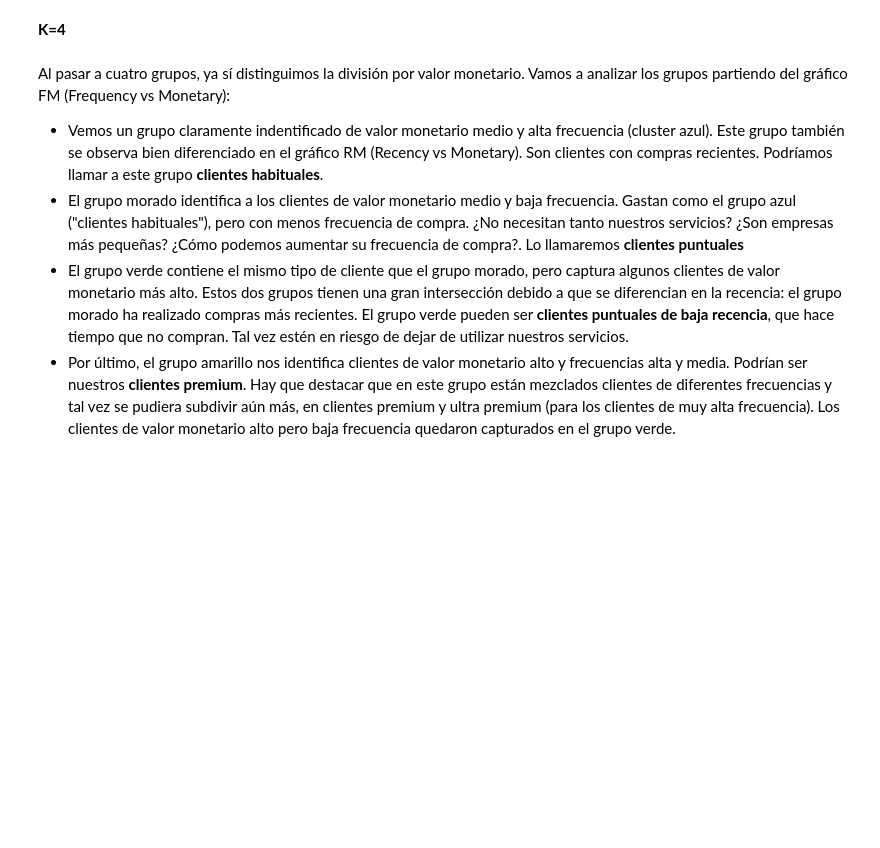
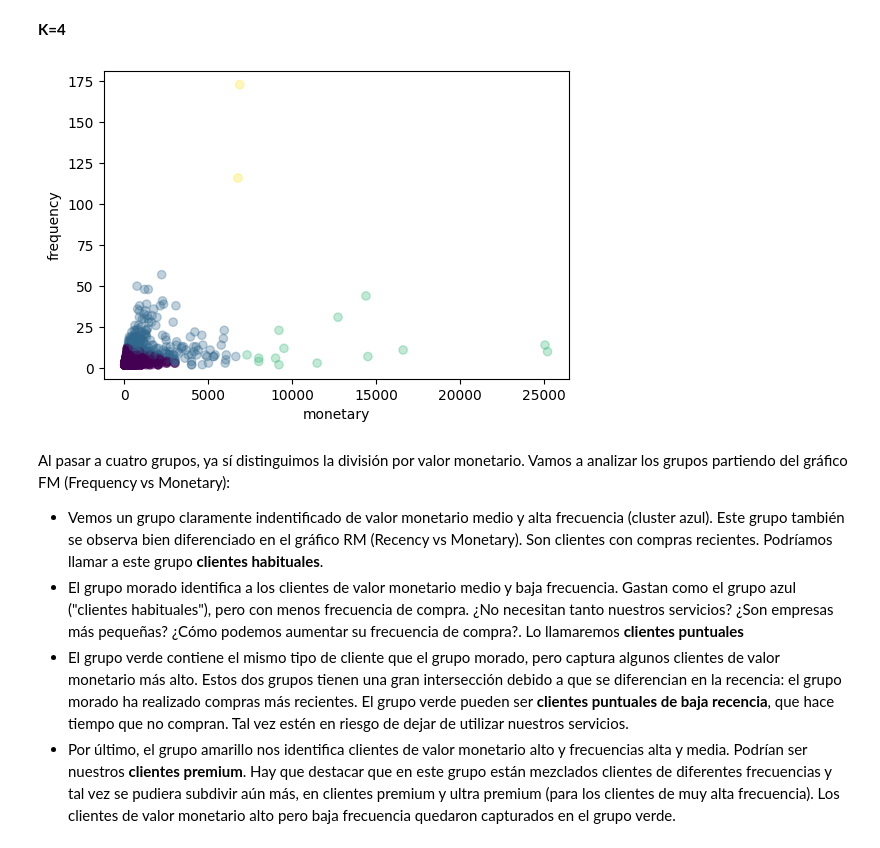
Before and after one commit to cperezh/segmentacion_clientes, a Jupyter notebook: M4 Desarrollo Iter2.ipynb, the cells around one changed output. Cells and saved outputs as stored; diff of their text form; code cells hidden in the pictures; blank space fills up the shorter version.

```diff
--- a/M4 Desarrollo Iter2.ipynb
+++ b/M4 Desarrollo Iter2.ipynb
@@ -673,7 +690,9 @@ Con dos grupos, el algoritmo divide a la población por mayoritariamente por fre
 # %% [markdown]
 **K=4**
 # %%
-print_scatter_subplots_with_highlight(df_rfm, [( "monetary", "frequency")],cluster_labels_4, None)
+print_scatter_subplots_with_highlight(df_rfm_no_outliers, [( "monetary", "frequency")],cluster_labels_4, None)
+# %% [output]
+[figure, added]
 # %% [markdown]
 Al pasar a cuatro grupos, ya sí distinguimos la división por valor monetario. Vamos a analizar los grupos partiendo del gráfico FM (Frequency vs Monetary):
 - Vemos un grupo claramente indentificado de valor monetario medio y alta frecuencia (cluster azul). Este grupo también se observa bien diferenciado en el gráfico RM (Recency vs Monetary). Son clientes con compras recientes. Podríamos llamar a este grupo **clientes habituales**.
```
Also changed, not shown: parts of 26 cells of this notebook.
